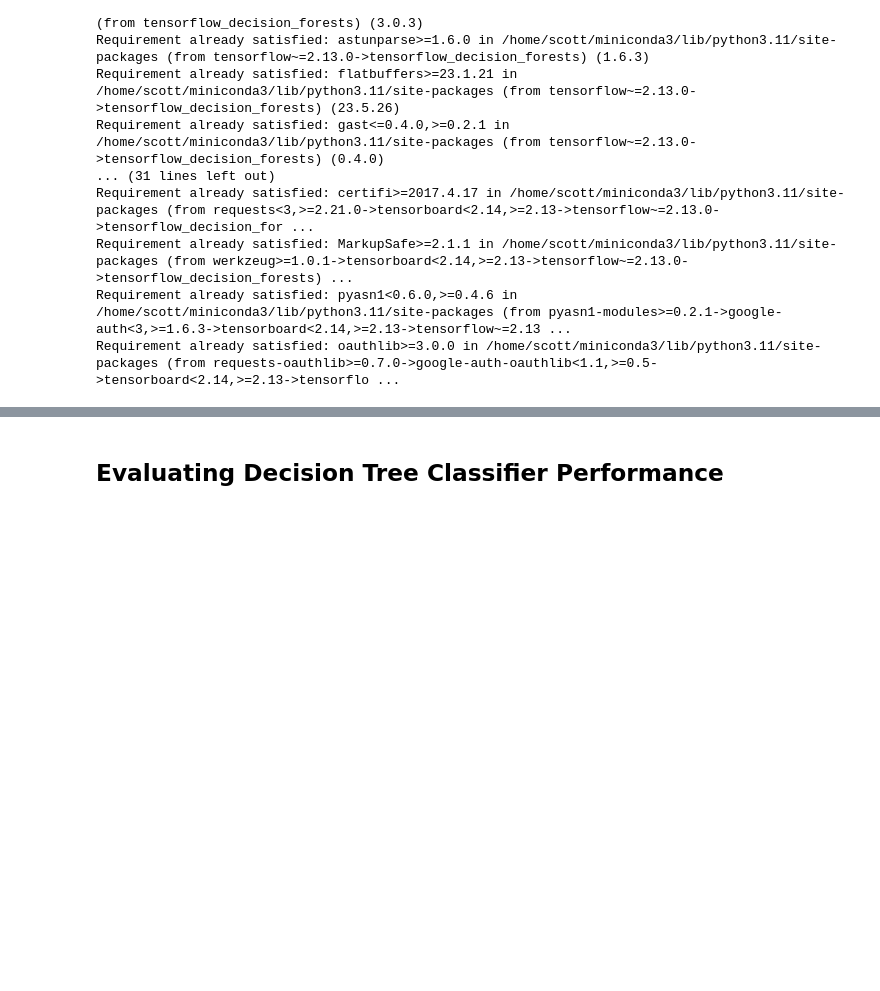
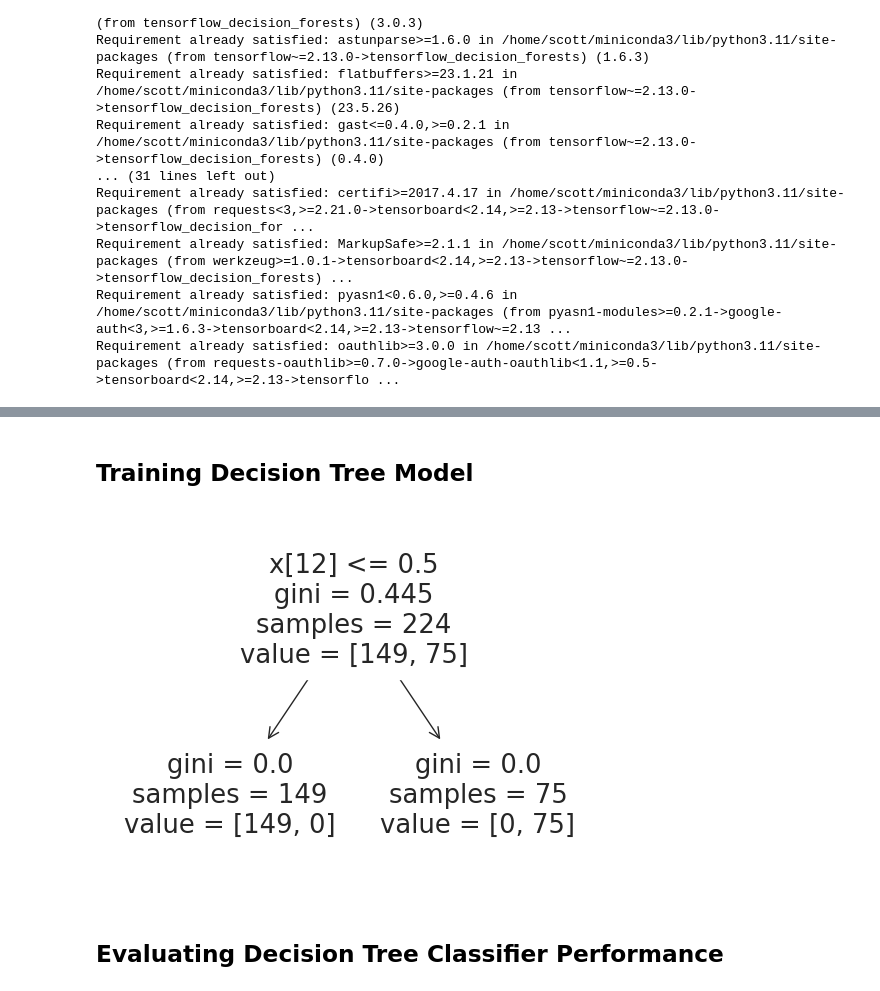
Before and after one commit to alexanderreese/CS491, a Jupyter notebook: Assignment2/Lab2_Submission.ipynb, the cells around one changed output, grey strips where cells are left out. Drawn from its saved outputs; the diff is of its cells as text; code cells hidden in the pictures; blank space fills up the shorter version.

Commit message:
broken start to tree

```diff
--- a/Assignment2/Lab2_Submission.ipynb
+++ b/Assignment2/Lab2_Submission.ipynb
@@ -338,3 +315,21 @@ WARNING:tensorflow:5 out of the last 5 calls to <function InferenceCoreModel.ygg
+# %% [markdown]
+## Training Decision Tree Model
+# %%
+import numpy as np
+from matplotlib import pyplot as plt
+from sklearn import tree
+from sklearn.model_selection import train_test_split
+from sklearn.tree import DecisionTreeClassifier
+
+dt_model = DecisionTreeClassifier(max_leaf_nodes=2, random_state=0)
+# Load the testing dataset
+dataset_dt = pd.read_csv("train_data.csv", encoding = "utf-8-sig")
+dt_model.fit(train_data, dataset_dt["DEATH_EVENT"].values)
+
+tree.plot_tree(dt_model)
+plt.show()
+# %% [output]
+[figure, added]
 # %% [markdown]
 ## Evaluating Decision Tree Classifier Performance
 # %%
```
Also changed, not shown: parts of 8 cells of this notebook.
